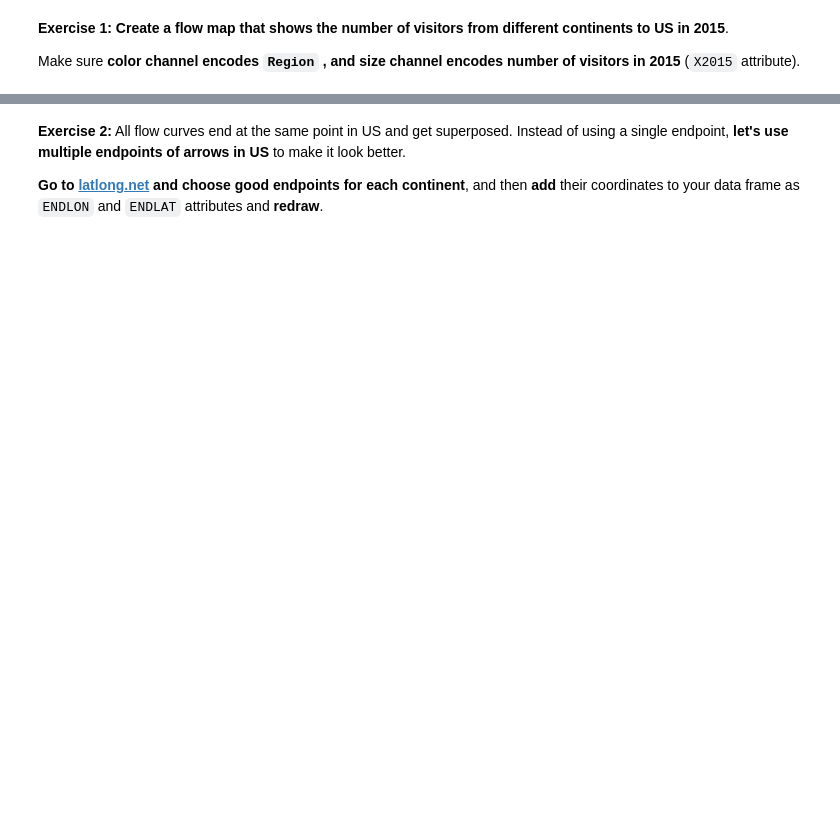
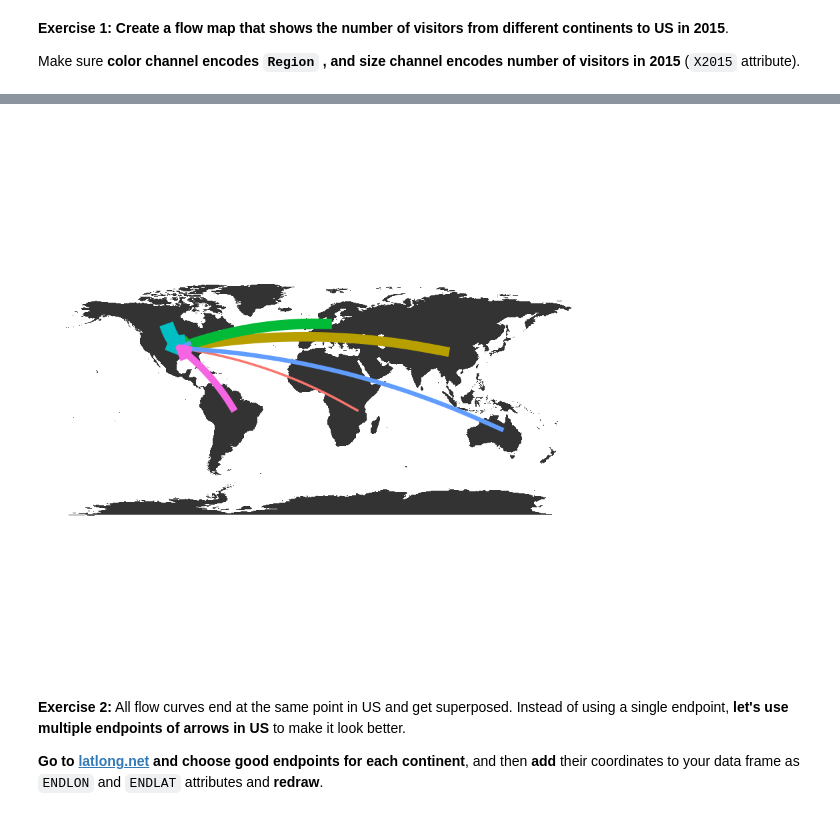
Before and after one commit to BlakeBigG/Big_Data_Visualization_MS, a Jupyter notebook: modules/module6/exercises/L6_Exercise.ipynb, the cells around one changed output, grey strips where cells are left out. Saved outputs shown, nothing was run; the diff lists cells and outputs as text; code cells hidden in the pictures; blank space fills up the shorter version.

```diff
--- a/modules/module6/exercises/L6_Exercise.ipynb
+++ b/modules/module6/exercises/L6_Exercise.ipynb
@@ -40,11 +70,11 @@
 # Now first plot the world map
 ggplot() +
 
-geom_map(data=<- YOUR CODE HERE ->, map=<- YOUR CODE HERE ->, aes(<- YOUR CODE HERE ->), <- YOUR CODE HERE ->) +
+geom_map(data=world, map=world, aes(long, lat, map_id=region)) +
 
 # then plot the flow curves from continents to the same point in US.
 
-geom_curve(<- YOUR CODE HERE ->),
+geom_curve(data=vis, aes(x=lon, y=lat, xend=us$lon, yend=us$lat, color=Region, size=X2015),
            curvature=0.1, arrow=arrow(length=unit(0.05, "npc"))) +
 
 # add coords themes etc.
@@ -53,3 +83,4 @@ coord_equal() +
 theme_void() +
 
 theme(legend.position="None")
+# %% [output]
@@ -56,3 +89,4 @@ theme(legend.position="None")
+[figure, added]
 # %% [markdown]
 **Exercise 2:** All flow curves end at the same point in US and get superposed. Instead of using a single endpoint, **let's use multiple endpoints of arrows in US** to make it look better.
 
```
Also changed, not shown: parts of 18 cells of this notebook, 5 other files.
